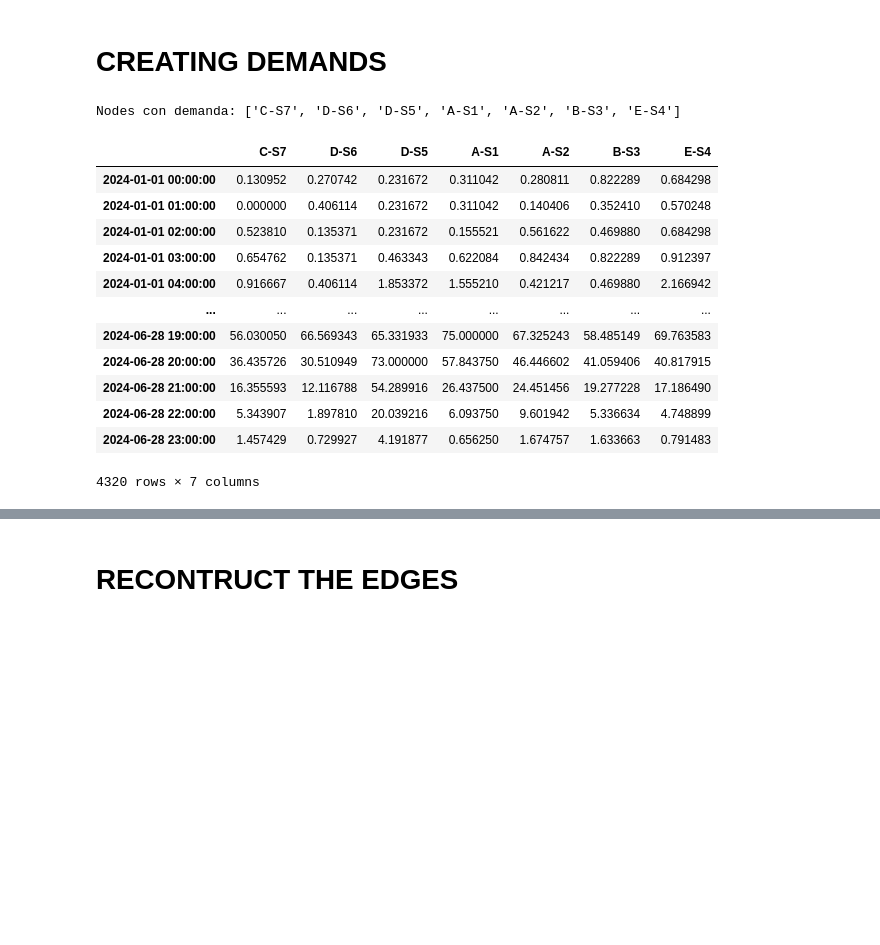
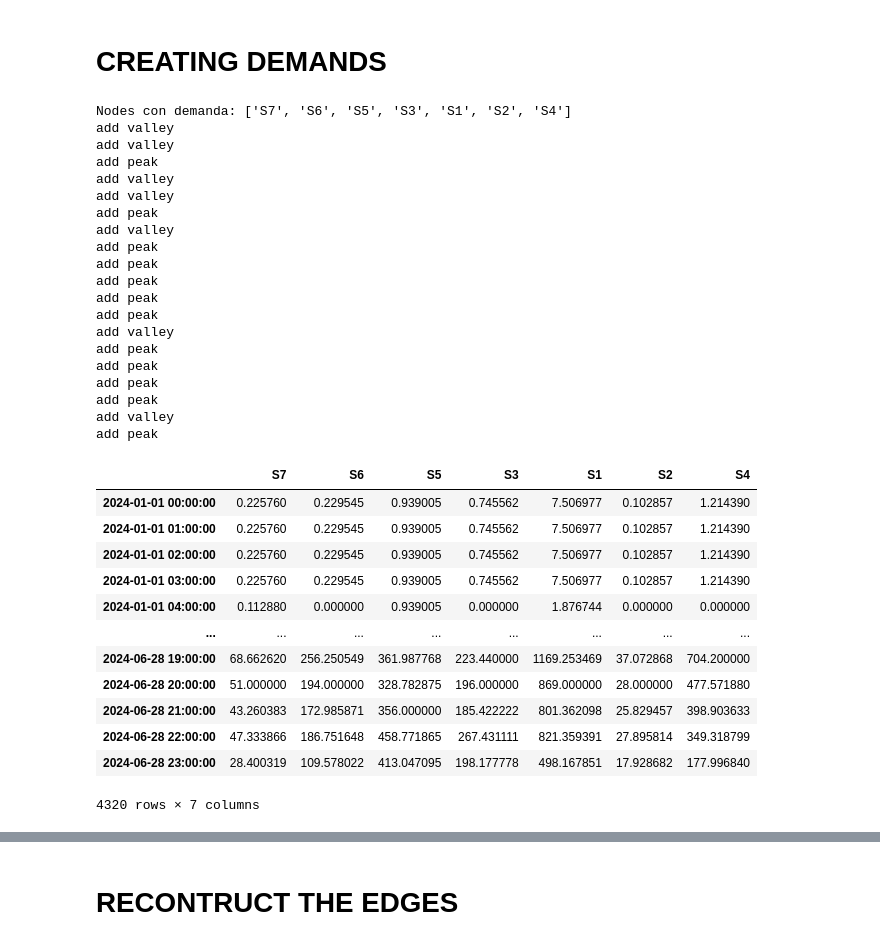
Before and after one commit to vmasuero/AFE, a Jupyter notebook: Modular/OLD/RawData_Simulation - Copy.ipynb, the cells around one changed output, grey strips where cells are left out. Drawn from its saved outputs; the diff is of its cells as text; code cells hidden in the pictures; blank space fills up the shorter version.

```diff
--- a/Modular/OLD/RawData_Simulation - Copy.ipynb
+++ b/Modular/OLD/RawData_Simulation - Copy.ipynb
@@ -237,5 +248,15 @@ Edges: [('HR_A-MR_A', 'MR_A-C'), ('MR_A-C', 'C-D'), ('MR_A-C', 'C-S7'), ('C-D',
 # %% [markdown]
 # CREATING DEMANDS
+# %%
+RANGES_DEMANDS = {
+    'S1': (800, 1000),
+    'S2': (10, 30),
+    'S3': (100, 200),
+    'S4': (500, 600),
+    'S5': (300, 400),
+    'S6': (100, 200),
+    'S7': (50, 60)
+}
 # %%
 def create_skewed_series(n_points, max_val, skewness, sigma=1.0):
     """
@@ -268,50 +289,86 @@ def create_skewed_series(n_points, max_val, skewness, sigma=1.0):
 
     return pd.Series(final_data)
 
-def create_day_demand(day:datetime, node:str, amp_range:int = (60, 100), skewness_range:int = (-6,-3), sigma_range:int = (7, 10), nn:int = 1440, points:int = 24):
+def create_day_demand(day:datetime, node:str, amp_range:int = (10, 1000), skewness_range:int = (-6,-3), sigma_range:int = (7, 10), nn:int = 1440, points:int = 24):
 
     _max_val = random.randint(amp_range[0], amp_range[1])
     _skewness = random.randint(skewness_range[0], skewness_range[1])
     _sigma = random.randint(sigma_range[0], sigma_range[1])
 
     #print(f"Node: {node}, Max Val: {_max_val}, Skewness: {_skewness}, Sigma: {_sigma}")
     _curve = create_skewed_series(5000, _max_val, skewness=_skewness, sigma=_sigma)
     _curve = _curve.value_counts(bins=points).sort_index().reset_index(drop=True)
     _curve.name = node
     _curve.index = pd.date_range(start=day, periods=points, freq='h')
     _curve = _curve * _max_val/_curve.max()
 
+    ## PATCHS ###
+    _curve = _curve.shift(3).bfill()
+    _curve[(_curve.index.hour > 15) & (_curve.index.hour < 20)] *= 1.4
+    _curve[(_curve.index.hour > 21)] *= 1.4
+    _curve[(_curve.index.hour < 13)] *= 1.5
+
     return _curve
 
 
 
-DEMANDS_NODES = [x for x in G_links.nodes() if re.match(r'.*-S\d+', x)]
+from random import randint
+
+DEMANDS_NODES = [x for x in G_router.nodes() if re.match(r'.*S\d+', x)]
 print(f"Nodes con demanda: {DEMANDS_NODES}")
 DAY_START = datetime(2024, 1, 1)
 RANGE_MONTHS = 6
 RANGE_DATE = pd.date_range(start=DAY_START, periods=RANGE_MONTHS*30, freq='D')
 
 DEMANDS = []
 for _day in RANGE_DATE:
     _demands_day = {}
     for _node in DEMANDS_NODES:
-        _demands_day[_node] = create_day_demand(_day, _node)
+        _range_amp = RANGES_DEMANDS[_node]
+        if randint(0,100) == 10:
+            print("add valley")
+            _range_amp = (_range_amp[0]*0.5, _range_amp[1]*0.5)
+        if randint(0,100) == 10:
+            print("add peak")
+            _range_amp = (_range_amp[0]*1.5, _range_amp[1]*2)
+
+        _demands_day[_node] = create_day_demand(_day, _node, amp_range=_range_amp)
+
     DEMANDS.append(pd.DataFrame(_demands_day))
 
 DEMANDS = pd.concat(DEMANDS)
 DEMANDS
 # %% [output]
-Nodes con demanda: ['C-S7', 'D-S6', 'D-S5', 'A-S1', 'A-S2', 'B-S3', 'E-S4']
+Nodes con demanda: ['S7', 'S6', 'S5', 'S3', 'S1', 'S2', 'S4']
+add valley
+add valley
+add peak
+add valley
+add valley
+add peak
+add valley
+add peak
+add peak
+add peak
+add peak
+add peak
+add valley
+add peak
+add peak
+add peak
+add peak
+add valley
+add peak
-|  | C-S7 | D-S6 | D-S5 | A-S1 | A-S2 | B-S3 | E-S4 |
-| 2024-01-01 00:00:00 | 0.130952 | 0.270742 | 0.231672 | 0.311042 | 0.280811 | 0.822289 | 0.684298 |
-| 2024-01-01 01:00:00 | 0.000000 | 0.406114 | 0.231672 | 0.311042 | 0.140406 | 0.352410 | 0.570248 |
-| 2024-01-01 02:00:00 | 0.523810 | 0.135371 | 0.231672 | 0.155521 | 0.561622 | 0.469880 | 0.684298 |
-| 2024-01-01 03:00:00 | 0.654762 | 0.135371 | 0.463343 | 0.622084 | 0.842434 | 0.822289 | 0.912397 |
-| 2024-01-01 04:00:00 | 0.916667 | 0.406114 | 1.853372 | 1.555210 | 0.421217 | 0.469880 | 2.166942 |
+|  | S7 | S6 | S5 | S3 | S1 | S2 | S4 |
+| 2024-01-01 00:00:00 | 0.225760 | 0.229545 | 0.939005 | 0.745562 | 7.506977 | 0.102857 | 1.214390 |
+| 2024-01-01 01:00:00 | 0.225760 | 0.229545 | 0.939005 | 0.745562 | 7.506977 | 0.102857 | 1.214390 |
+| 2024-01-01 02:00:00 | 0.225760 | 0.229545 | 0.939005 | 0.745562 | 7.506977 | 0.102857 | 1.214390 |
+| 2024-01-01 03:00:00 | 0.225760 | 0.229545 | 0.939005 | 0.745562 | 7.506977 | 0.102857 | 1.214390 |
+| 2024-01-01 04:00:00 | 0.112880 | 0.000000 | 0.939005 | 0.000000 | 1.876744 | 0.000000 | 0.000000 |
 | ... | ... | ... | ... | ... | ... | ... | ... |
-| 2024-06-28 19:00:00 | 56.030050 | 66.569343 | 65.331933 | 75.000000 | 67.325243 | 58.485149 | 69.763583 |
-| 2024-06-28 20:00:00 | 36.435726 | 30.510949 | 73.000000 | 57.843750 | 46.446602 | 41.059406 | 40.817915 |
-| 2024-06-28 21:00:00 | 16.355593 | 12.116788 | 54.289916 | 26.437500 | 24.451456 | 19.277228 | 17.186490 |
-| 2024-06-28 22:00:00 | 5.343907 | 1.897810 | 20.039216 | 6.093750 | 9.601942 | 5.336634 | 4.748899 |
-| 2024-06-28 23:00:00 | 1.457429 | 0.729927 | 4.191877 | 0.656250 | 1.674757 | 1.633663 | 0.791483 |
+| 2024-06-28 19:00:00 | 68.662620 | 256.250549 | 361.987768 | 223.440000 | 1169.253469 | 37.072868 | 704.200000 |
+| 2024-06-28 20:00:00 | 51.000000 | 194.000000 | 328.782875 | 196.000000 | 869.000000 | 28.000000 | 477.571880 |
+| 2024-06-28 21:00:00 | 43.260383 | 172.985871 | 356.000000 | 185.422222 | 801.362098 | 25.829457 | 398.903633 |
+| 2024-06-28 22:00:00 | 47.333866 | 186.751648 | 458.771865 | 267.431111 | 821.359391 | 27.895814 | 349.318799 |
+| 2024-06-28 23:00:00 | 28.400319 | 109.578022 | 413.047095 | 198.177778 | 498.167851 | 17.928682 | 177.996840 |
 4320 rows × 7 columns
```
Also changed, not shown: parts of 19 cells of this notebook, 8 other files.
